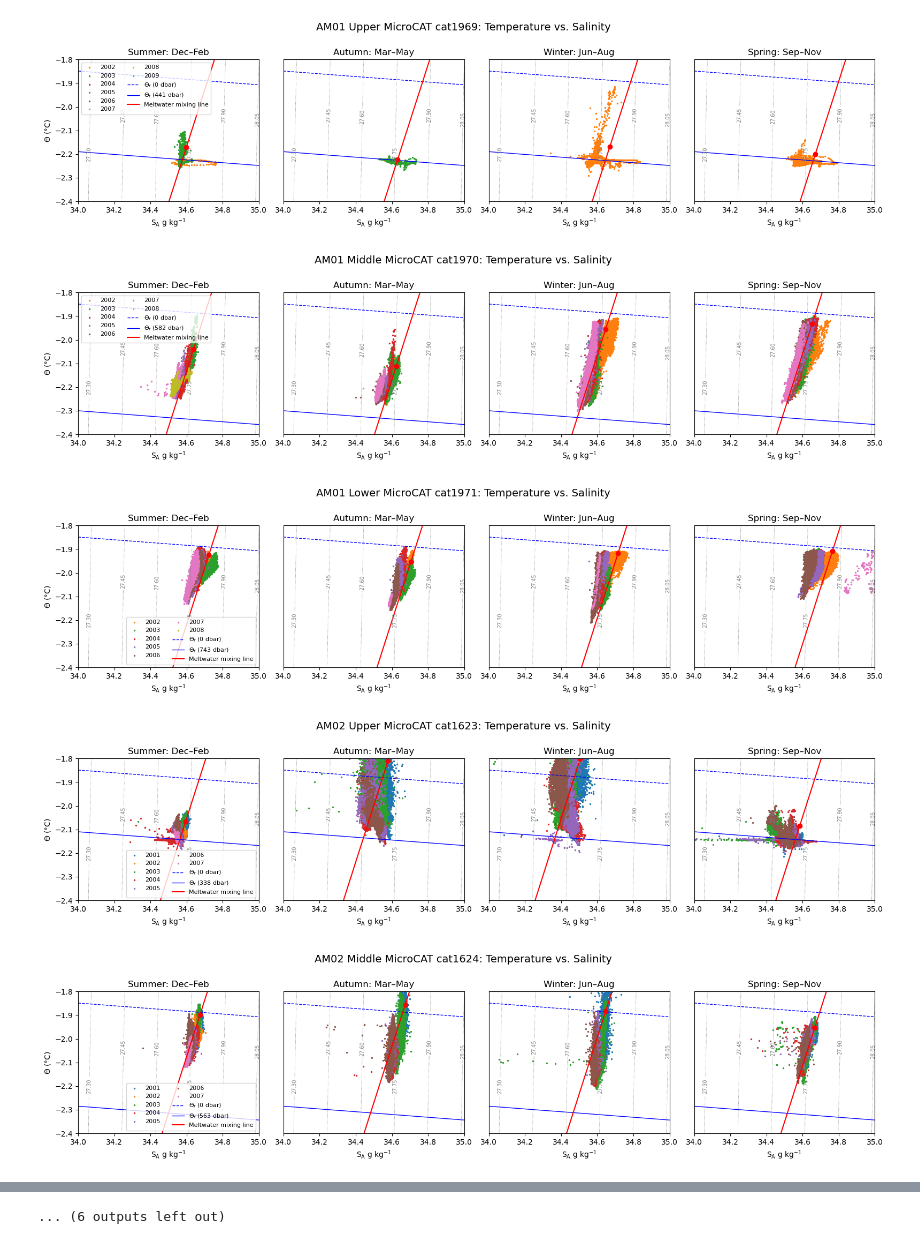
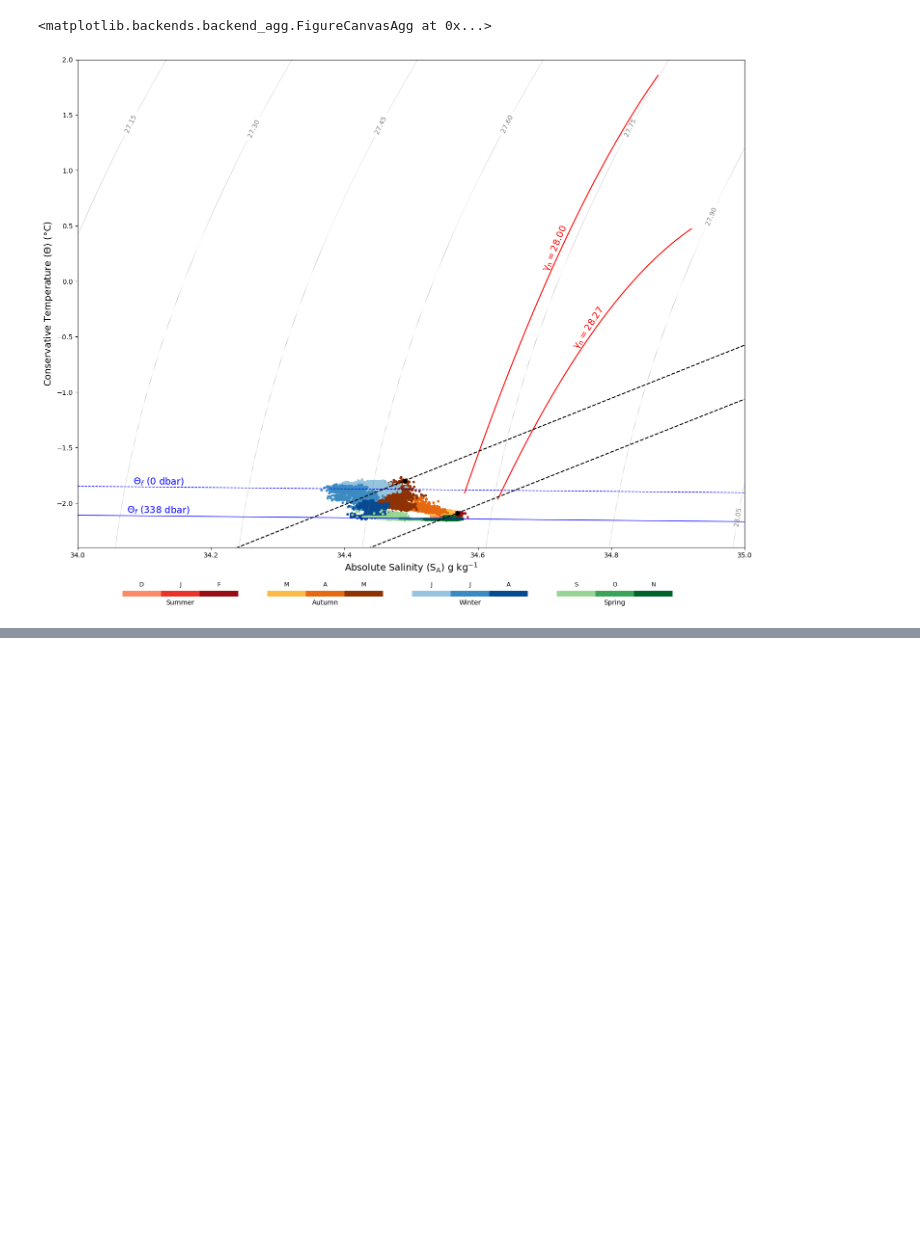
Before and after one commit to dohertyalexj/amery-amisor, a Jupyter notebook: notebooks/explore_T-SSeasonal.ipynb, the cells around one changed output, grey strips where cells are left out. Cells and saved outputs as stored; diff of their text form; code cells hidden in the pictures; blank space fills up the shorter version.

```diff
--- a/notebooks/explore_T-SSeasonal.ipynb
+++ b/notebooks/explore_T-SSeasonal.ipynb
@@ -134,26 +44,5 @@ def plot_season(df, borehole, cat, ylim_temp=None, xlim_sal=None):
 # %%
-df = pd.read_parquet("../data/proc/03_pressure_handled.parquet")
-
-# Define the limits for plots of temperature and salinity
-ylim_temp = (-2.4, -1.8)
-xlim_sal = (34, 35)
-
-boreholes = sorted(df["borehole"].unique())
-
-for borehole in boreholes:
-    df_bh = df[df["borehole"] == borehole]
-
-    # Build a list to force ordered plotting of the upper, then middle, then lower MicroCAT
-    position_order = ["upper", "middle", "lower"]
-
-    for position in position_order:
-        cats = df_bh[df_bh["water_column_position"] == position]["cat"].unique()
-
-        for cat in cats:
-            plot_season(df, borehole, cat, ylim_temp=ylim_temp, xlim_sal=xlim_sal)
+plot_ts_seasonal_wrapper(df, borehole, cat, regional=True, year=year, allow_selection=False)
 # %% [output]
+<matplotlib.backends.backend_agg.FigureCanvasAgg at 0x...>
-[figure, old version]
+[figure, new version]
-[figure, removed]
-[figure, removed]
-[figure, removed]
-[figure, removed]
@@ -167 +48,0 @@ for borehole in boreholes:
-... (6 outputs left out)
```
Also changed, not shown: parts of 10 cells of this notebook, 40 other files.
